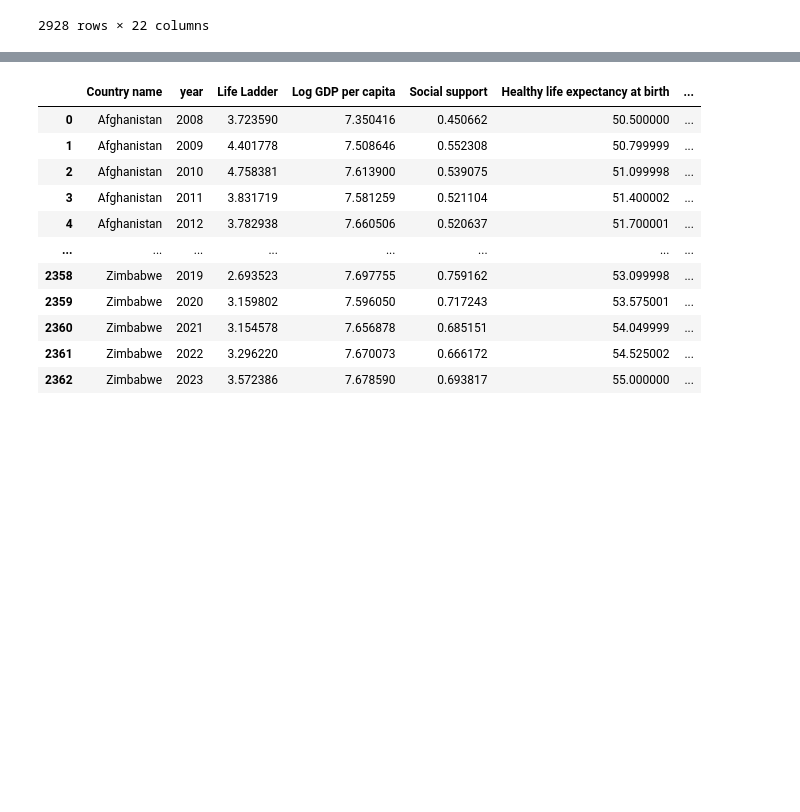
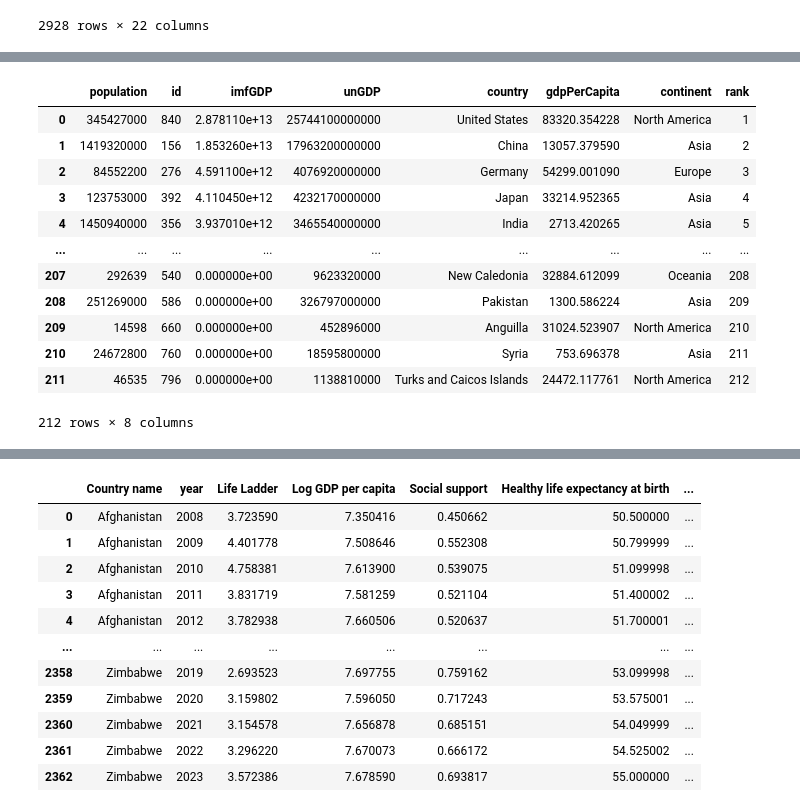
Before and after one commit to mats-ad/Quality-of-Life-World, a Jupyter notebook: DAP_Test.ipynb, the cells around one changed output, grey strips where cells are left out. Drawn from its saved outputs; the diff is of its cells as text; code cells hidden in the pictures; blank space fills up the shorter version.

```diff
--- a/DAP_Test.ipynb
+++ b/DAP_Test.ipynb
@@ -44,0 +179,17 @@ fig.show()
+# %%
+GDP = pd.read_csv('Data/world-gdp-data.csv')
+GDP
+# %% [output]
+|  | population | id | imfGDP | unGDP | country | gdpPerCapita | continent | rank |
+| 0 | 345427000 | 840 | 2.878110e+13 | 25744100000000 | United States | 83320.354228 | North America | 1 |
+| 1 | 1419320000 | 156 | 1.853260e+13 | 17963200000000 | China | 13057.379590 | Asia | 2 |
+| 2 | 84552200 | 276 | 4.591100e+12 | 4076920000000 | Germany | 54299.001090 | Europe | 3 |
+| 3 | 123753000 | 392 | 4.110450e+12 | 4232170000000 | Japan | 33214.952365 | Asia | 4 |
+| 4 | 1450940000 | 356 | 3.937010e+12 | 3465540000000 | India | 2713.420265 | Asia | 5 |
+| ... | ... | ... | ... | ... | ... | ... | ... | ... |
+| 207 | 292639 | 540 | 0.000000e+00 | 9623320000 | New Caledonia | 32884.612099 | Oceania | 208 |
+| 208 | 251269000 | 586 | 0.000000e+00 | 326797000000 | Pakistan | 1300.586224 | Asia | 209 |
+| 209 | 14598 | 660 | 0.000000e+00 | 452896000 | Anguilla | 31024.523907 | North America | 210 |
+| 210 | 24672800 | 760 | 0.000000e+00 | 18595800000 | Syria | 753.696378 | Asia | 211 |
+| 211 | 46535 | 796 | 0.000000e+00 | 1138810000 | Turks and Caicos Islands | 24472.117761 | North America | 212 |
+212 rows × 8 columns
```
Also changed, not shown: parts of 6 cells of this notebook, 1 other file.
